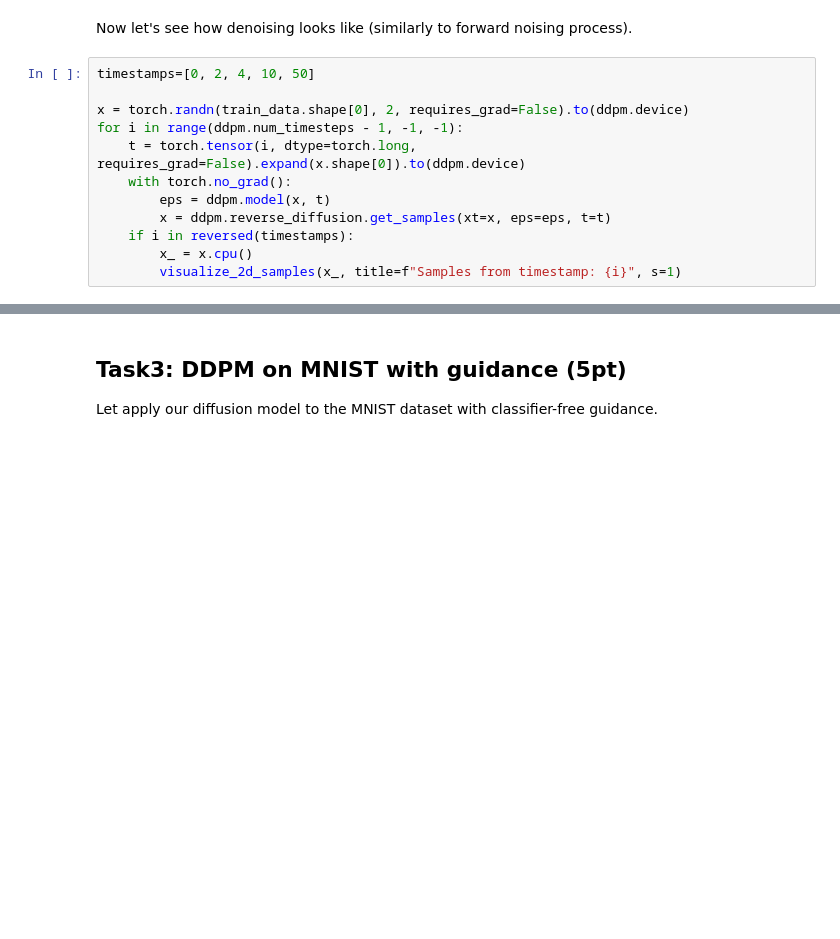
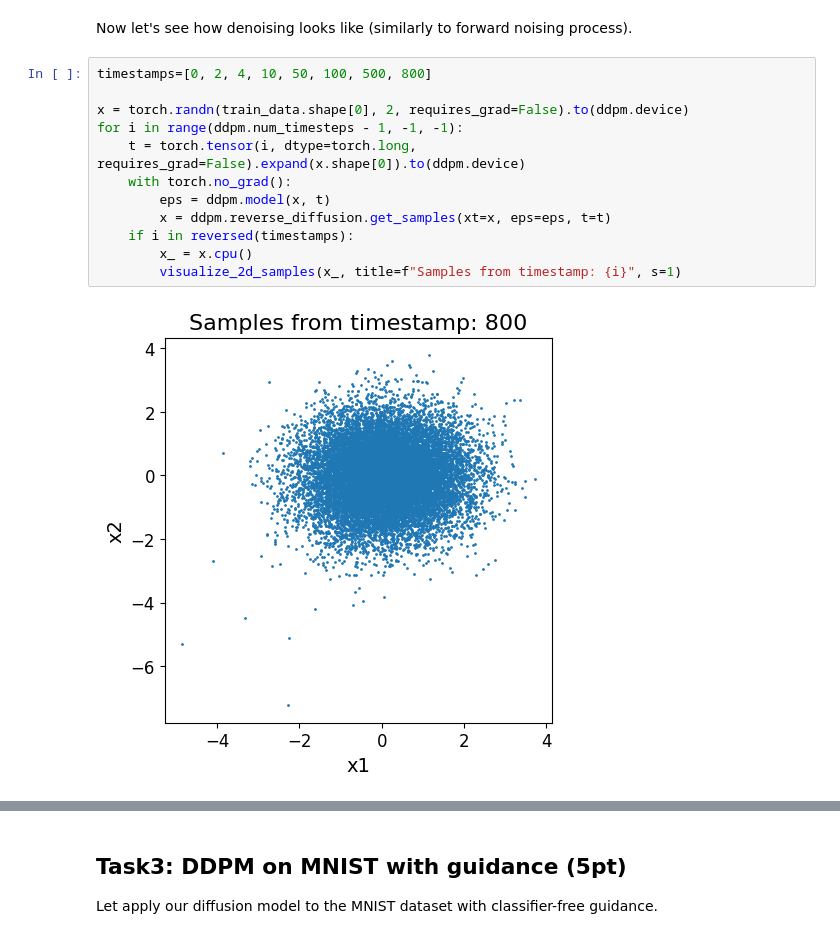
Before and after one commit to fantdali/2025-DGM-MIPT-YSDA-course, a Jupyter notebook: homeworks/hw5.ipynb, the cells around one changed output, grey strips where cells are left out. Saved outputs shown, nothing was run; the diff lists cells and outputs as text; blank space fills up the shorter version.

```diff
--- a/homeworks/hw5.ipynb
+++ b/homeworks/hw5.ipynb
@@ -553,14 +612,16 @@ visualize_2d_samples(samples, title="Samples", s=1)
 # %% [markdown]
 Now let's see how denoising looks like (similarly to forward noising process).
 # %%
-timestamps=[0, 2, 4, 10, 50]
+timestamps=[0, 2, 4, 10, 50, 100, 500, 800]
 
 x = torch.randn(train_data.shape[0], 2, requires_grad=False).to(ddpm.device)
 for i in range(ddpm.num_timesteps - 1, -1, -1):
     t = torch.tensor(i, dtype=torch.long, requires_grad=False).expand(x.shape[0]).to(ddpm.device)
     with torch.no_grad():
         eps = ddpm.model(x, t)
         x = ddpm.reverse_diffusion.get_samples(xt=x, eps=eps, t=t)
     if i in reversed(timestamps):
         x_ = x.cpu()
         visualize_2d_samples(x_, title=f"Samples from timestamp: {i}", s=1)
+# %% [output]
+[figure, added]
```
Also changed, not shown: parts of 26 cells of this notebook, 1 other file.
